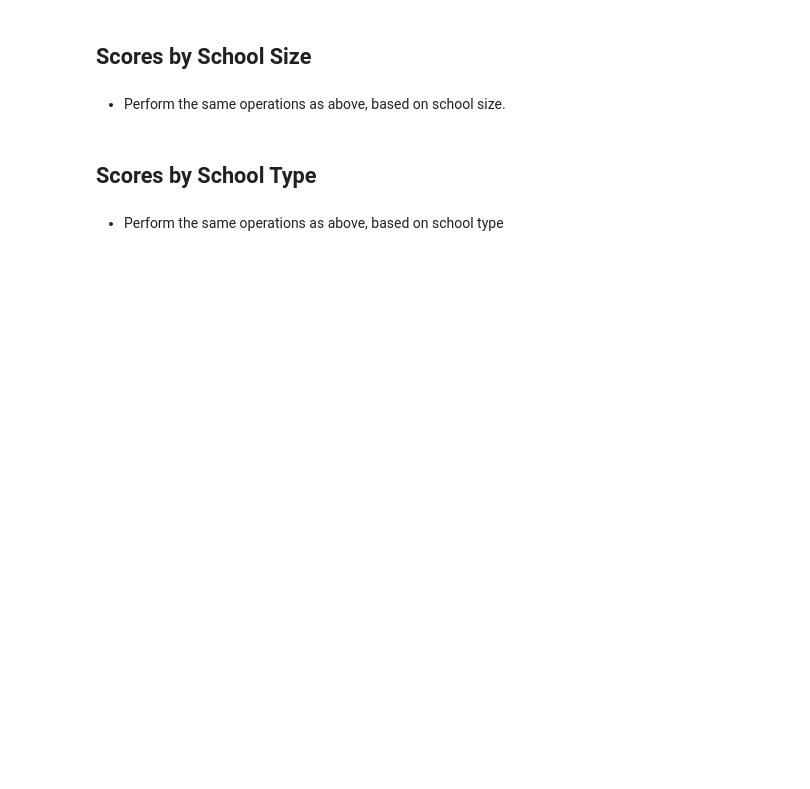
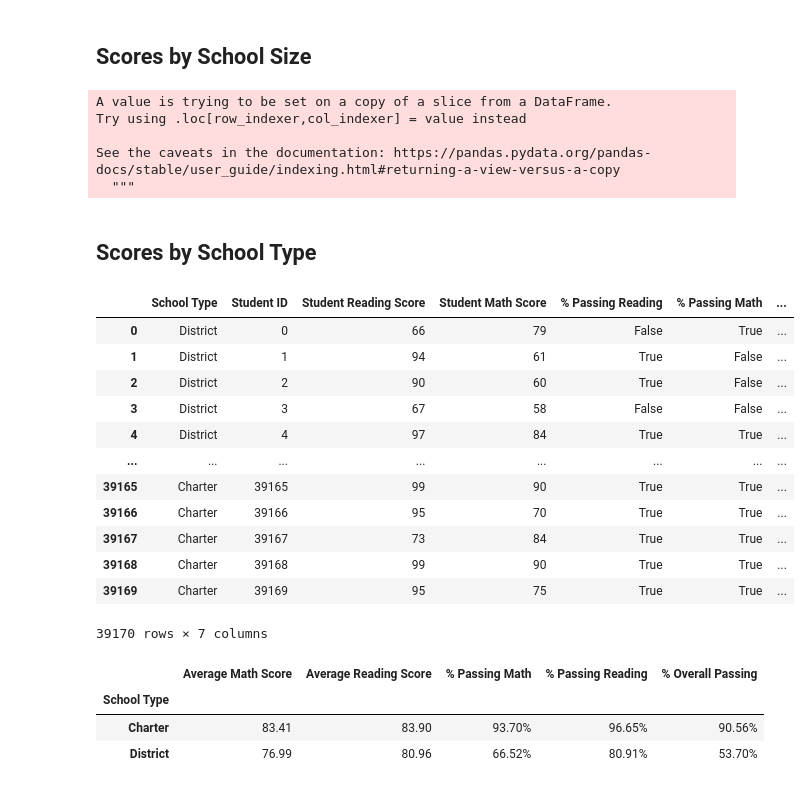
Before and after one commit to klharp/Pandas-PyCitySchools, a Jupyter notebook: PyCitySchools/PyCitySchools.ipynb, the cells around one changed output. Cells and saved outputs as stored; diff of their text form; code cells hidden in the pictures; blank space fills up the shorter version.

Commit message:
completed with some formatting issues

```diff
--- a/PyCitySchools/PyCitySchools.ipynb
+++ b/PyCitySchools/PyCitySchools.ipynb
@@ -480,4 +505,2 @@ read_average_df
 # %% [markdown]
 ## Scores by School Size
-# %% [markdown]
-* Perform the same operations as above, based on school size.
@@ -483,0 +535,13 @@ read_average_df
+# %%
+# Define bins and groups
+bins = [0, 999.9999, 1999.9999, 2999.9999]
+group_names = ["Small (<1000)", "Medium (1000-2000)", "Large (2000-5000)"]
+
+scores2_data_df["School Size "] = pd.cut(scores2_data_df["School Size"], bins, labels=group_names)
+# scores2_data_df
+# %% [output]
+A value is trying to be set on a copy of a slice from a DataFrame.
+Try using .loc[row_indexer,col_indexer] = value instead
+
+See the caveats in the documentation: https://pandas.pydata.org/pandas-docs/stable/user_guide/indexing.html#returning-a-view-versus-a-copy
+  """
@@ -484,4 +582,44 @@ read_average_df
 # %% [markdown]
 ## Scores by School Type
-# %% [markdown]
-* Perform the same operations as above, based on school type
+# %%
+# Create df to use for the spending
+scores3_data_all_df = school_data_complete2_df[["School ID",
+                                                           "School Name",
+                                                           "School Type",
+                                                           "School Size",
+                                                           "School Budget",
+                                                           "Per Student Budget",
+                                                           "Student ID",
+                                                           "Student Name",
+                                                           "Student Gender",
+                                                           "Student Grade",
+                                                           "Student Reading Score",
+                                                           "Student Math Score",
+                                                           "% Passing Reading",
+                                                           "% Passing Math",
+                                                           "% Overall Passing"  ]]
+# scores_data_all_df
+# %%
+# Reduce the df
+scores3_data_df = scores3_data_all_df[["School Type",
+                                                           "Student ID",
+                                                          "Student Reading Score",
+                                                           "Student Math Score",
+                                                          "% Passing Reading",
+                                                          "% Passing Math",
+                                                         "% Overall Passing" ]]
+scores3_data_df
+# %% [output]
+|  | School Type | Student ID | Student Reading Score | Student Math Score | % Passing Reading | % Passing Math | ... |
+| 0 | District | 0 | 66 | 79 | False | True | ... |
+| 1 | District | 1 | 94 | 61 | True | False | ... |
+| 2 | District | 2 | 90 | 60 | True | False | ... |
+| 3 | District | 3 | 67 | 58 | False | False | ... |
+| 4 | District | 4 | 97 | 84 | True | True | ... |
+| ... | ... | ... | ... | ... | ... | ... | ... |
+| 39165 | Charter | 39165 | 99 | 90 | True | True | ... |
+| 39166 | Charter | 39166 | 95 | 70 | True | True | ... |
+| 39167 | Charter | 39167 | 73 | 84 | True | True | ... |
+| 39168 | Charter | 39168 | 99 | 90 | True | True | ... |
+| 39169 | Charter | 39169 | 95 | 75 | True | True | ... |
+39170 rows × 7 columns
@@ -487,0 +653,14 @@ read_average_df
+# %%
+# Reading table formatting using map
+scores3_data_summary_format["Average Math Score"] = scores3_data_summary_format["Average Math Score"].map("{:.2f}".format)
+scores3_data_summary_format["Average Reading Score"] = scores3_data_summary_format["Average Reading Score"].map("{:.2f}".format)
+scores3_data_summary_format["% Passing Math"] = scores3_data_summary_format["% Passing Math"].map("{:.2f}%".format)
+scores3_data_summary_format["% Passing Reading"] = scores3_data_summary_format["% Passing Reading"].map("{:.2f}%".format)
+scores3_data_summary_format["% Overall Passing"] = scores3_data_summary_format["% Overall Passing"].map("{:.2f}%".format)
+
+scores3_data_summary_format
+# %% [output]
+|  | Average Math Score | Average Reading Score | % Passing Math | % Passing Reading | % Overall Passing |
+| School Type |  |  |  |  |  |
+| Charter | 83.41 | 83.90 | 93.70% | 96.65% | 90.56% |
+| District | 76.99 | 80.96 | 66.52% | 80.91% | 53.70% |
```
Also changed, not shown: parts of 38 cells of this notebook.
